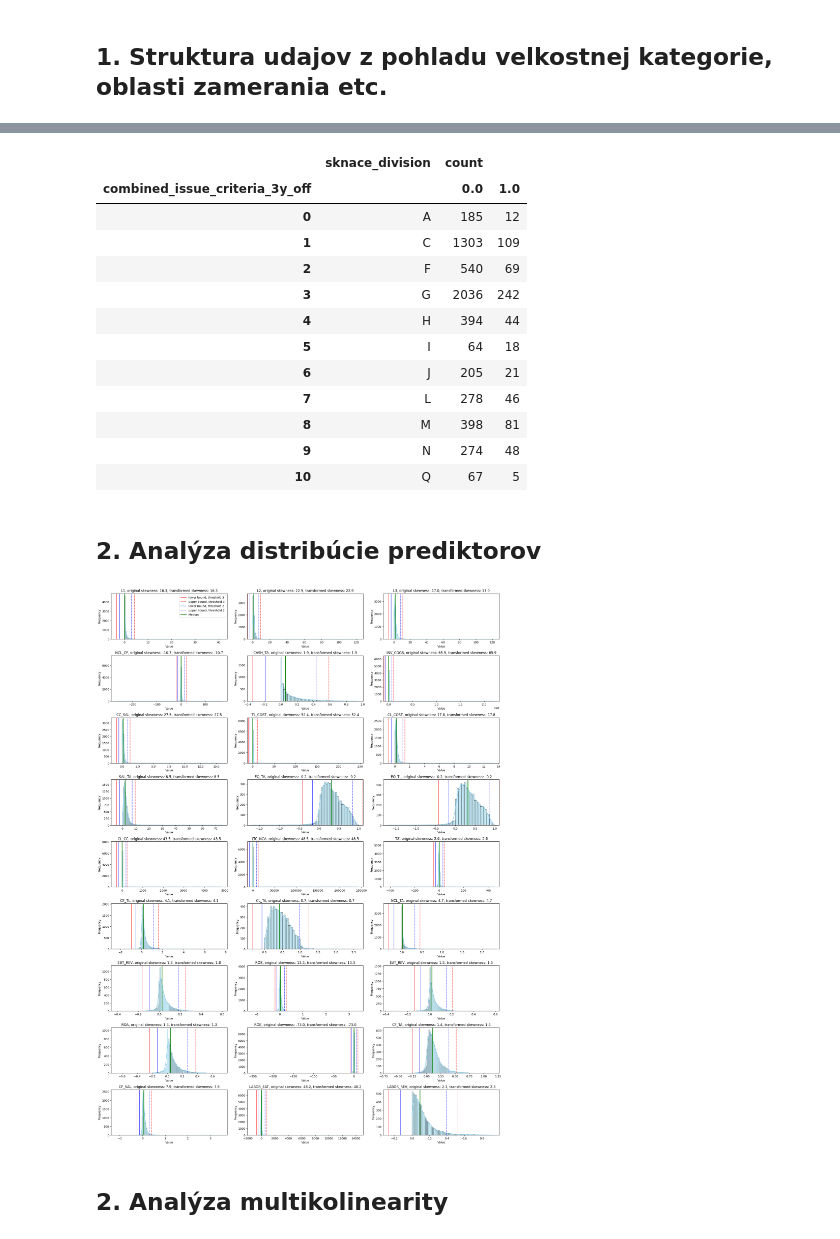
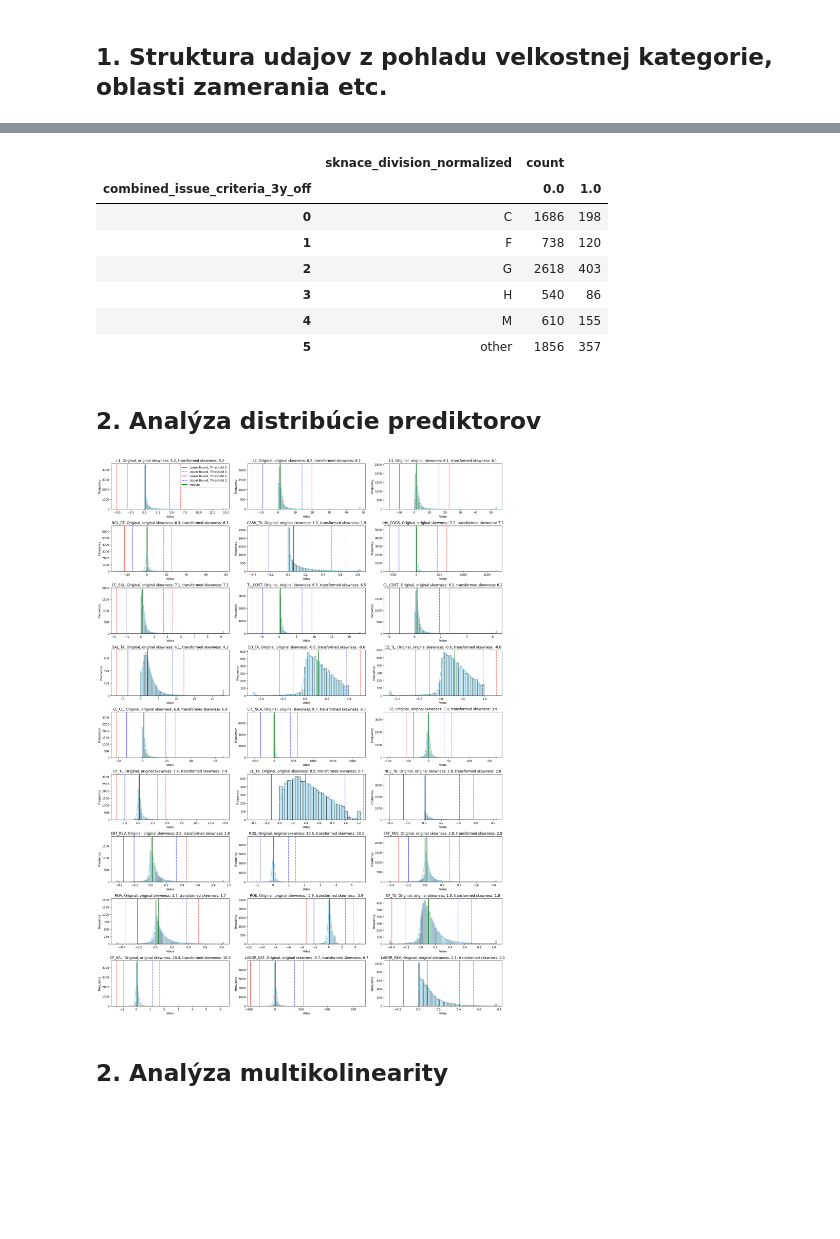
Before and after one commit to rohalmatus/financial-distress-models, a Jupyter notebook: CODE/EXPLORATORY/eda_01.ipynb, the cells around one changed output, grey strips where cells are left out. Saved outputs shown, nothing was run; the diff lists cells and outputs as text; code cells hidden in the pictures; blank space fills up the shorter version.

Commit message:
some final touches to transformation pipeline, finalized super sample and training samples

```diff
--- a/CODE/EXPLORATORY/eda_01.ipynb
+++ b/CODE/EXPLORATORY/eda_01.ipynb
@@ -92,0 +209,2 @@ data_raw
+# %%
+data = data_raw.query('financial_report_template_id == 699')
@@ -93,5 +262,3 @@ data_raw
 # %% [markdown]
 ## 1. Struktura udajov z pohladu velkostnej kategorie, oblasti zamerania etc.
-# %%
-data = data_raw.query('is_mahalanobis_outlier == False and is_z_score_outlier == False and is_isolation_forest_outlier == False and financial_report_template_id == 699')
 # %%
@@ -265,19 +424,14 @@ get_sample_sizes(data, 'sal_class', 'combined_issue_criteria_3y_off')
 # %%
-get_sample_sizes(data, 'sknace_division', 'combined_issue_criteria_3y_off')
+get_sample_sizes(data, 'sknace_division_normalized', 'combined_issue_criteria_3y_off')
 # %% [output]
-|  | sknace_division | count |  |
+|  | sknace_division_normalized | count |  |
 | combined_issue_criteria_3y_off |  | 0.0 | 1.0 |
-| 0 | A | 185 | 12 |
-| 1 | C | 1303 | 109 |
-| 2 | F | 540 | 69 |
-| 3 | G | 2036 | 242 |
-| 4 | H | 394 | 44 |
-| 5 | I | 64 | 18 |
-| 6 | J | 205 | 21 |
-| 7 | L | 278 | 46 |
-| 8 | M | 398 | 81 |
-| 9 | N | 274 | 48 |
-| 10 | Q | 67 | 5 |
+| 0 | C | 1686 | 198 |
+| 1 | F | 738 | 120 |
+| 2 | G | 2618 | 403 |
+| 3 | H | 540 | 86 |
+| 4 | M | 610 | 155 |
+| 5 | other | 1856 | 357 |
 # %% [markdown]
 ## 2. Analýza distribúcie prediktorov
 # %%
@@ -344,9 +501,9 @@ def plot_histograms(df, columns, filter_out_outliers = True, apply_arsinh_transf
     plt.tight_layout()
     plt.show()
 # %%
-plot_histograms(data, RATIOS, False, False)
+plot_histograms(data_capped, RATIOS, False)
 # %% [output]
-[figure, old version]
+[figure, new version]
 # %% [markdown]
 ## 2. Analýza multikolinearity
 # %%
```
Also changed, not shown: parts of 21 cells of this notebook, 3 other files.
